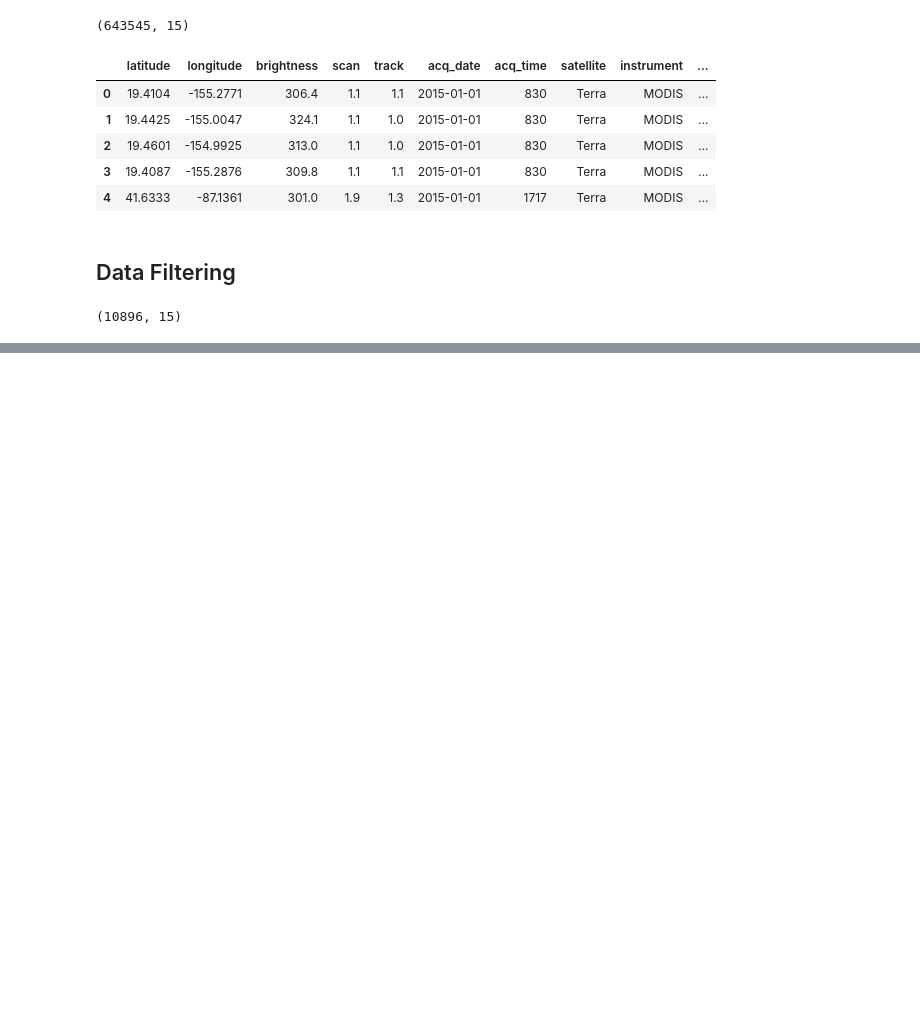
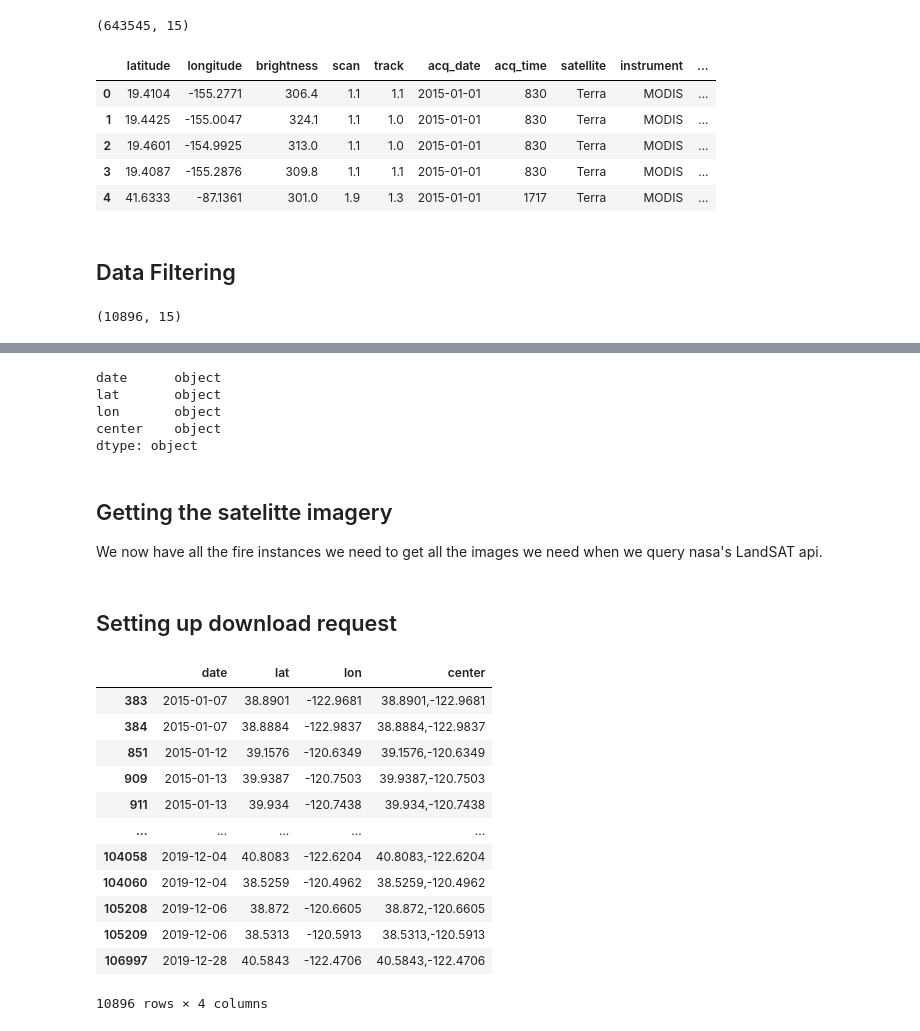
Before and after one commit to ptanner925/wildfire_capstone, a Jupyter notebook: Notebooks/Final_Notebook.ipynb, the cells around one changed output, grey strips where cells are left out. Saved outputs shown, nothing was run; the diff lists cells and outputs as text; code cells hidden in the pictures; blank space fills up the shorter version.

```diff
--- a/Notebooks/Final_Notebook.ipynb
+++ b/Notebooks/Final_Notebook.ipynb
@@ -69,0 +87,10 @@ final_wf
+# %%
+df_fire_final= final_wf_df[['date','lat','lon']]
+# %%
+#The data for our columns must be converted to strings for when we go to query our api.
+# our center column is created that creates a combined latitude, longitude tuple.
+
+df_fire_final['date'] = df_fire_final['date'].astype(str)
+df_fire_final['lon'] = df_fire_final['lon'].astype(str)
+df_fire_final['lat'] = df_fire_final['lat'].astype(str)
+df_fire_final['center']= df_fire_final[['lat','lon']].agg(','.join, axis = 1)
@@ -69,0 +106,13 @@ final_wf
+# %%
+df_fire_final.dtypes
+# %% [output]
+date      object
+lat       object
+lon       object
+center    object
+dtype: object
+# %% [markdown]
+## Getting the satelitte imagery
+We now have all the fire instances we need to get all the images we need when we query nasa's LandSAT api.
+# %% [markdown]
+## Setting up download request
@@ -69,0 +147,17 @@ final_wf
+# %%
+df_fire_final.shape
+df_fire_final
+# %% [output]
+|  | date | lat | lon | center |
+| 383 | 2015-01-07 | 38.8901 | -122.9681 | 38.8901,-122.9681 |
+| 384 | 2015-01-07 | 38.8884 | -122.9837 | 38.8884,-122.9837 |
+| 851 | 2015-01-12 | 39.1576 | -120.6349 | 39.1576,-120.6349 |
+| 909 | 2015-01-13 | 39.9387 | -120.7503 | 39.9387,-120.7503 |
+| 911 | 2015-01-13 | 39.934 | -120.7438 | 39.934,-120.7438 |
+| ... | ... | ... | ... | ... |
+| 104058 | 2019-12-04 | 40.8083 | -122.6204 | 40.8083,-122.6204 |
+| 104060 | 2019-12-04 | 38.5259 | -120.4962 | 38.5259,-120.4962 |
+| 105208 | 2019-12-06 | 38.872 | -120.6605 | 38.872,-120.6605 |
+| 105209 | 2019-12-06 | 38.5313 | -120.5913 | 38.5313,-120.5913 |
+| 106997 | 2019-12-28 | 40.5843 | -122.4706 | 40.5843,-122.4706 |
+10896 rows × 4 columns
```
Also changed, not shown: parts of 26 cells of this notebook.
